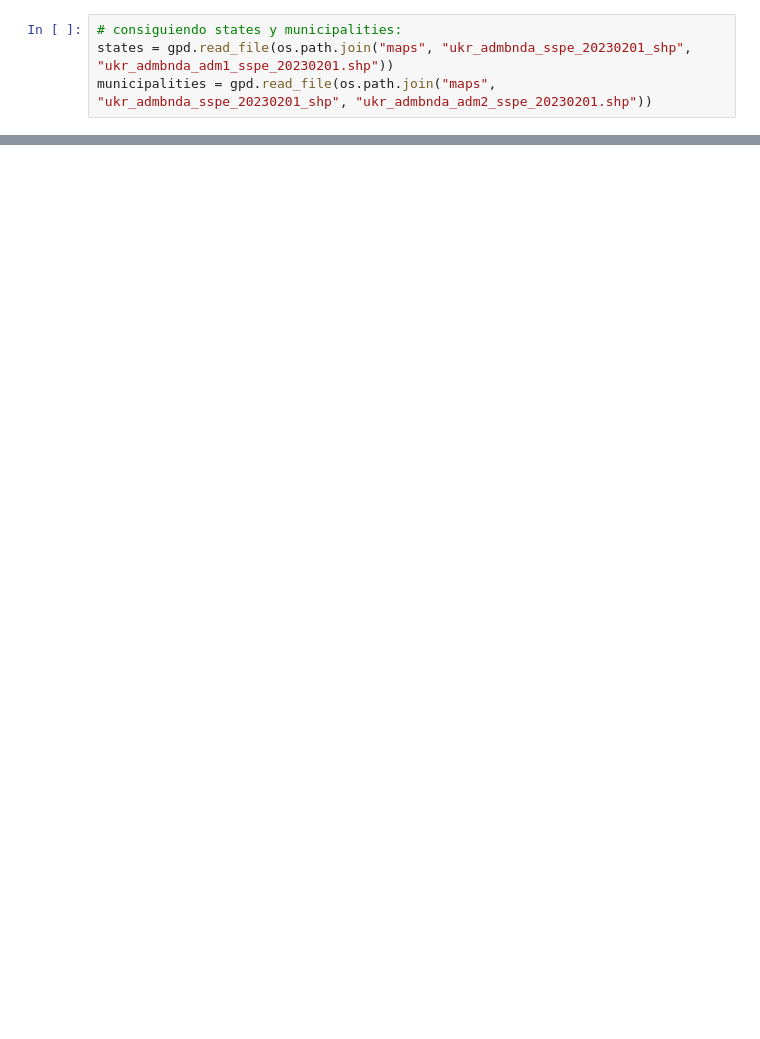
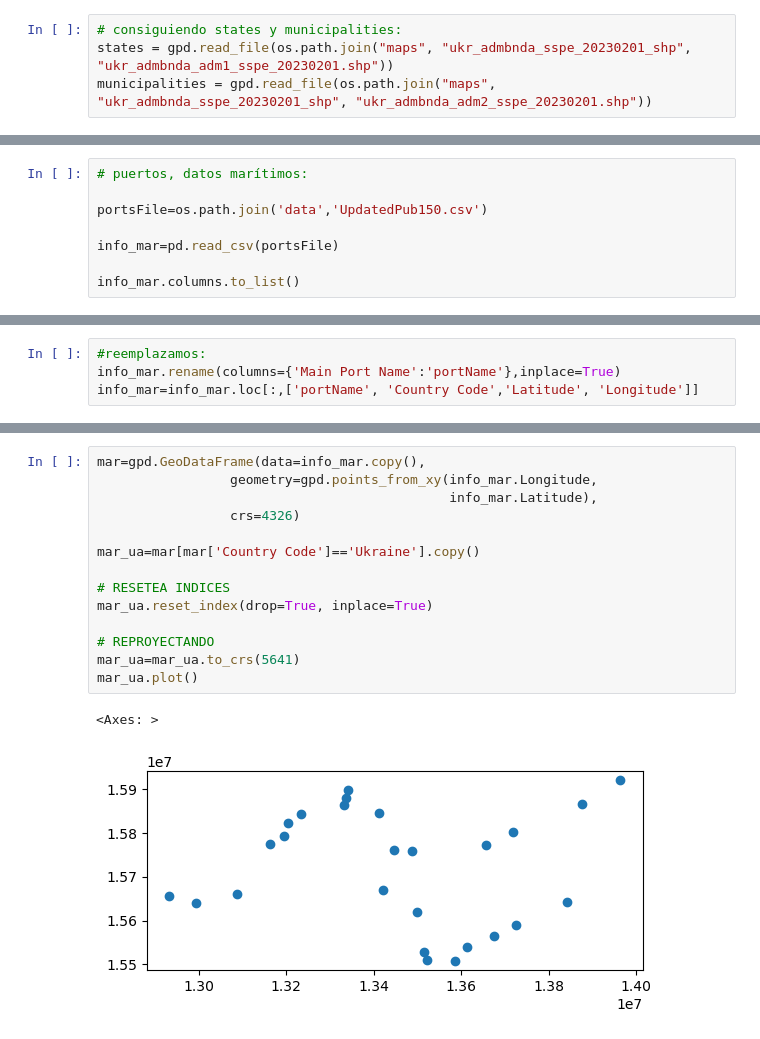
Before and after one commit to ZurinaGarcia/TareaEntregaFinal, a Jupyter notebook: limpiezaData.ipynb, the cells around one changed output, grey strips where cells are left out. Saved outputs shown, nothing was run; the diff lists cells and outputs as text; blank space fills up the shorter version.

```diff
--- a/limpiezaData.ipynb
+++ b/limpiezaData.ipynb
@@ -20,0 +138,8 @@ municipalities.to_file(os.path.join("maps","ukraineMaps.gpkg"), layer='municipal
+# %%
+# puertos, datos marítimos:
+
+portsFile=os.path.join('data','UpdatedPub150.csv')
+
+info_mar=pd.read_csv(portsFile)
+
+info_mar.columns.to_list()
@@ -20,0 +164,4 @@ municipalities.to_file(os.path.join("maps","ukraineMaps.gpkg"), layer='municipal
+# %%
+#reemplazamos:
+info_mar.rename(columns={'Main Port Name':'portName'},inplace=True)
+info_mar=info_mar.loc[:,['portName', 'Country Code','Latitude', 'Longitude']]
@@ -20,0 +182,17 @@ municipalities.to_file(os.path.join("maps","ukraineMaps.gpkg"), layer='municipal
+# %%
+mar=gpd.GeoDataFrame(data=info_mar.copy(),
+                 geometry=gpd.points_from_xy(info_mar.Longitude,
+                                             info_mar.Latitude),
+                 crs=4326)
+
+mar_ua=mar[mar['Country Code']=='Ukraine'].copy()
+
+# RESETEA INDICES
+mar_ua.reset_index(drop=True, inplace=True)
+
+# REPROYECTANDO
+mar_ua=mar_ua.to_crs(5641)
+mar_ua.plot()
+# %% [output]
+<Axes: >
+[figure, added]
```
Also changed, not shown: parts of 18 cells of this notebook, 3 other files.
